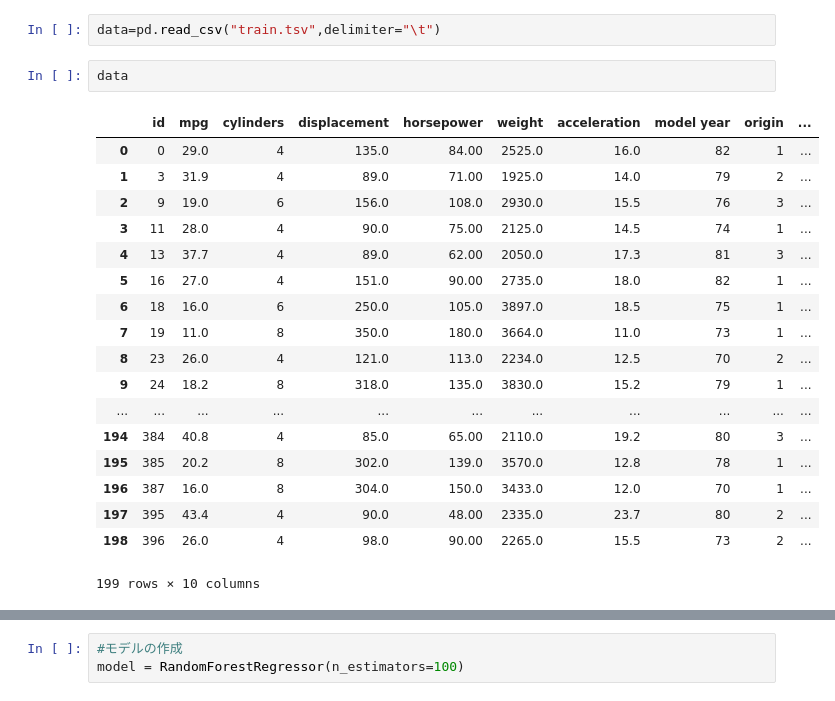
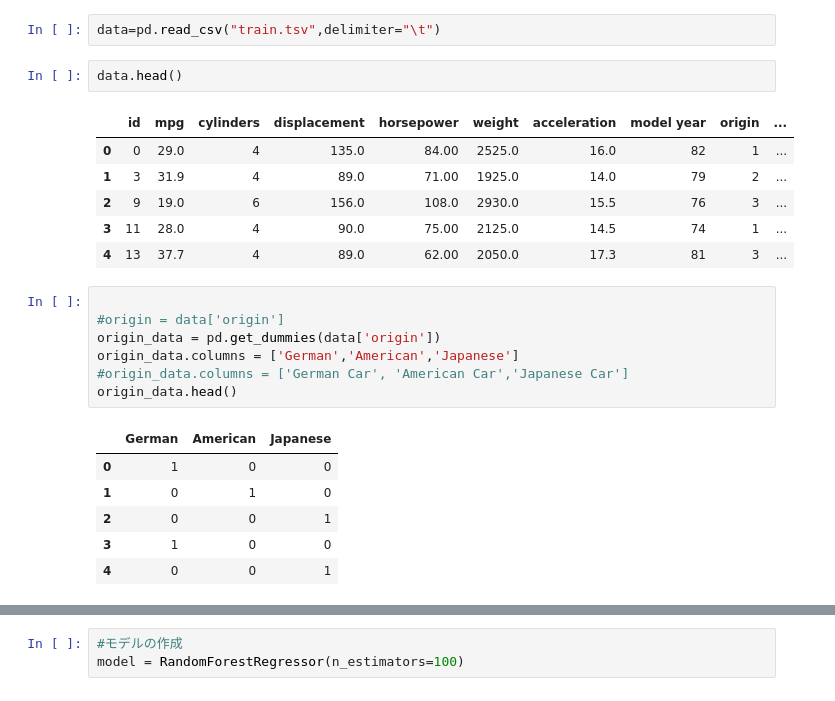
Before and after one commit to umepy/EarthquakeLabwork, a Jupyter notebook: signate/car_rf.ipynb, the cells around one changed output, grey strips where cells are left out. Drawn from its saved outputs; the diff is of its cells as text.

```diff
--- a/signate/car_rf.ipynb
+++ b/signate/car_rf.ipynb
@@ -5,23 +5,25 @@ from sklearn.ensemble import RandomForestRegressor
 # %%
 data=pd.read_csv("train.tsv",delimiter="\t")
 # %%
-data
+data.head()
 # %% [output]
 |  | id | mpg | cylinders | displacement | horsepower | weight | acceleration | model year | origin | ... |
 | 0 | 0 | 29.0 | 4 | 135.0 | 84.00 | 2525.0 | 16.0 | 82 | 1 | ... |
 | 1 | 3 | 31.9 | 4 | 89.0 | 71.00 | 1925.0 | 14.0 | 79 | 2 | ... |
 | 2 | 9 | 19.0 | 6 | 156.0 | 108.0 | 2930.0 | 15.5 | 76 | 3 | ... |
 | 3 | 11 | 28.0 | 4 | 90.0 | 75.00 | 2125.0 | 14.5 | 74 | 1 | ... |
 | 4 | 13 | 37.7 | 4 | 89.0 | 62.00 | 2050.0 | 17.3 | 81 | 3 | ... |
-| 5 | 16 | 27.0 | 4 | 151.0 | 90.00 | 2735.0 | 18.0 | 82 | 1 | ... |
-| 6 | 18 | 16.0 | 6 | 250.0 | 105.0 | 3897.0 | 18.5 | 75 | 1 | ... |
-| 7 | 19 | 11.0 | 8 | 350.0 | 180.0 | 3664.0 | 11.0 | 73 | 1 | ... |
-| 8 | 23 | 26.0 | 4 | 121.0 | 113.0 | 2234.0 | 12.5 | 70 | 2 | ... |
-| 9 | 24 | 18.2 | 8 | 318.0 | 135.0 | 3830.0 | 15.2 | 79 | 1 | ... |
-| ... | ... | ... | ... | ... | ... | ... | ... | ... | ... | ... |
-| 194 | 384 | 40.8 | 4 | 85.0 | 65.00 | 2110.0 | 19.2 | 80 | 3 | ... |
-| 195 | 385 | 20.2 | 8 | 302.0 | 139.0 | 3570.0 | 12.8 | 78 | 1 | ... |
-| 196 | 387 | 16.0 | 8 | 304.0 | 150.0 | 3433.0 | 12.0 | 70 | 1 | ... |
-| 197 | 395 | 43.4 | 4 | 90.0 | 48.00 | 2335.0 | 23.7 | 80 | 2 | ... |
-| 198 | 396 | 26.0 | 4 | 98.0 | 90.00 | 2265.0 | 15.5 | 73 | 2 | ... |
-199 rows × 10 columns
+# %%
+
+#origin = data['origin']
+origin_data = pd.get_dummies(data['origin'])
+origin_data.columns = ['German','American','Japanese']
+#origin_data.columns = ['German Car', 'American Car','Japanese Car']
+origin_data.head()
+# %% [output]
+|  | German | American | Japanese |
+| 0 | 1 | 0 | 0 |
+| 1 | 0 | 1 | 0 |
+| 2 | 0 | 0 | 1 |
+| 3 | 1 | 0 | 0 |
+| 4 | 0 | 0 | 1 |
```
Also changed, not shown: parts of 16 cells of this notebook, 1 other file.
